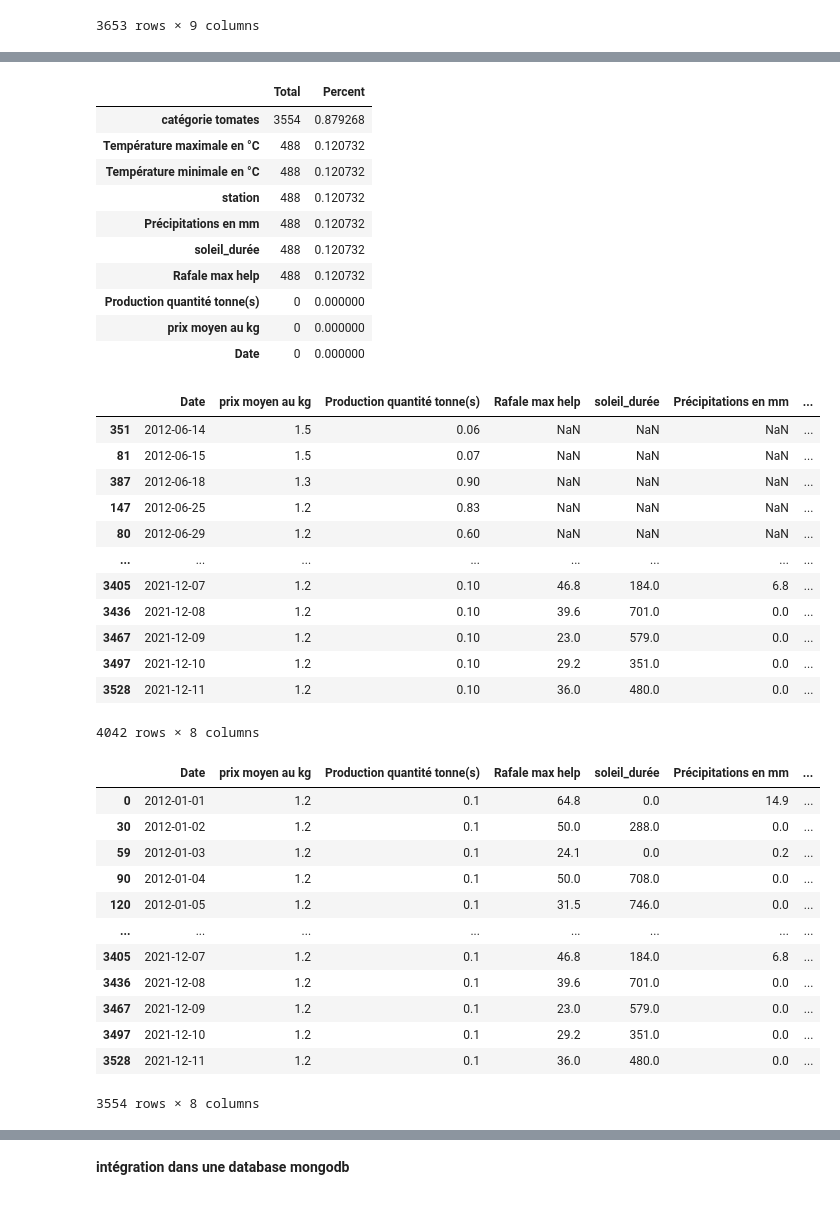
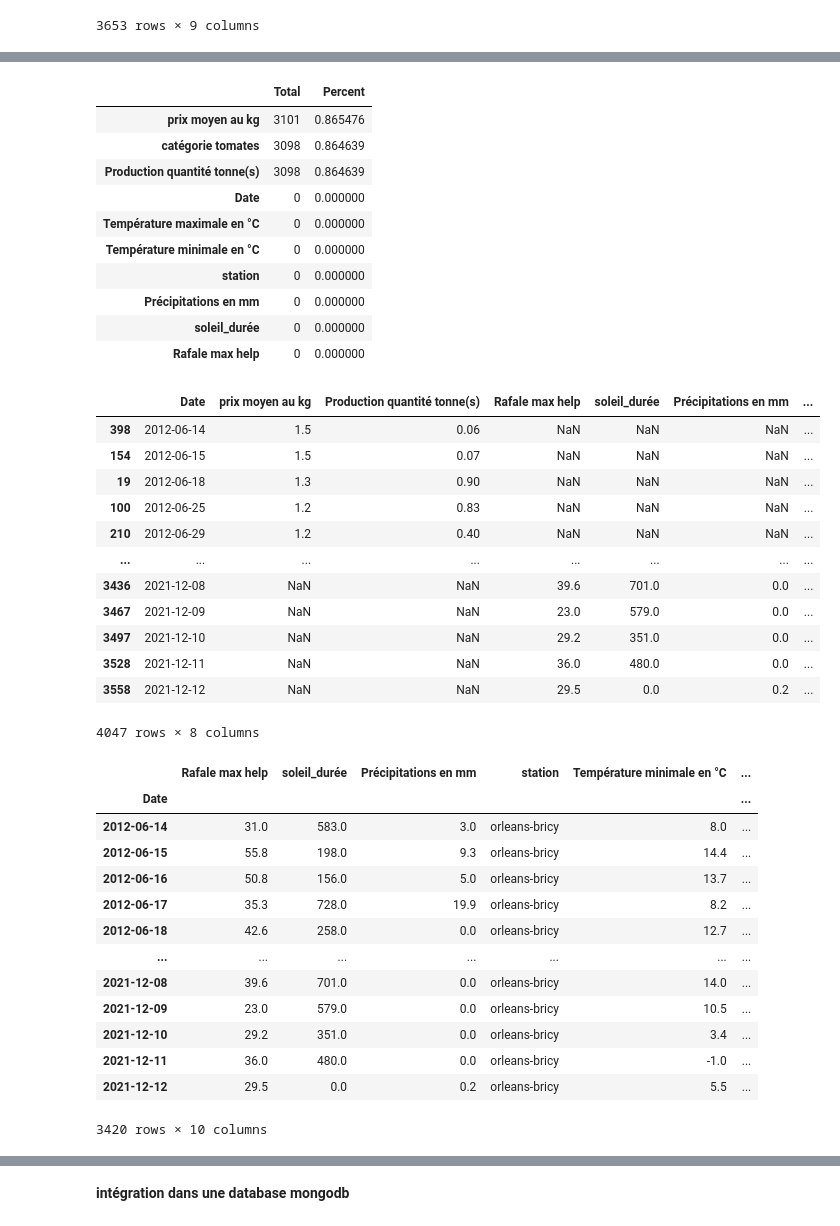
Before and after one commit to Lydu7979/Projet_Chef_d-oeuvre_Flask_bis, a Jupyter notebook: search/scrapping/Datascrap_and_input.ipynb, the cells around one changed output, grey strips where cells are left out. Saved outputs shown, nothing was run; the diff lists cells and outputs as text; code cells hidden in the pictures.

```diff
--- a/search/scrapping/Datascrap_and_input.ipynb
+++ b/search/scrapping/Datascrap_and_input.ipynb
@@ -455,0 +438,4 @@ P
+# %%
+P= Pop2.set_index('Date').join(Pop.set_index('Date'))
+P['Date'] = P.index
+P
@@ -480,48 +481,50 @@ missing_data = pd.concat([total, percent], axis=1, keys=['Total', 'Percent'])
 missing_data
 # %% [output]
 |  | Total | Percent |
-| catégorie tomates | 3554 | 0.879268 |
-| Température maximale en °C | 488 | 0.120732 |
-| Température minimale en °C | 488 | 0.120732 |
-| station | 488 | 0.120732 |
-| Précipitations en mm | 488 | 0.120732 |
-| soleil_durée | 488 | 0.120732 |
-| Rafale max help | 488 | 0.120732 |
-| Production quantité tonne(s) | 0 | 0.000000 |
-| prix moyen au kg | 0 | 0.000000 |
+| prix moyen au kg | 3101 | 0.865476 |
+| catégorie tomates | 3098 | 0.864639 |
+| Production quantité tonne(s) | 3098 | 0.864639 |
 | Date | 0 | 0.000000 |
+| Température maximale en °C | 0 | 0.000000 |
+| Température minimale en °C | 0 | 0.000000 |
+| station | 0 | 0.000000 |
+| Précipitations en mm | 0 | 0.000000 |
+| soleil_durée | 0 | 0.000000 |
+| Rafale max help | 0 | 0.000000 |
 # %%
 P = P.drop(["catégorie tomates","station"], axis=1 )
 P
 # %% [output]
 |  | Date | prix moyen au kg | Production quantité tonne(s) | Rafale max help | soleil_durée | Précipitations en mm | ... |
-| 351 | 2012-06-14 | 1.5 | 0.06 | NaN | NaN | NaN | ... |
-| 81 | 2012-06-15 | 1.5 | 0.07 | NaN | NaN | NaN | ... |
-| 387 | 2012-06-18 | 1.3 | 0.90 | NaN | NaN | NaN | ... |
-| 147 | 2012-06-25 | 1.2 | 0.83 | NaN | NaN | NaN | ... |
-| 80 | 2012-06-29 | 1.2 | 0.60 | NaN | NaN | NaN | ... |
+| 398 | 2012-06-14 | 1.5 | 0.06 | NaN | NaN | NaN | ... |
+| 154 | 2012-06-15 | 1.5 | 0.07 | NaN | NaN | NaN | ... |
+| 19 | 2012-06-18 | 1.3 | 0.90 | NaN | NaN | NaN | ... |
+| 100 | 2012-06-25 | 1.2 | 0.83 | NaN | NaN | NaN | ... |
+| 210 | 2012-06-29 | 1.2 | 0.40 | NaN | NaN | NaN | ... |
 | ... | ... | ... | ... | ... | ... | ... | ... |
-| 3405 | 2021-12-07 | 1.2 | 0.10 | 46.8 | 184.0 | 6.8 | ... |
-| 3436 | 2021-12-08 | 1.2 | 0.10 | 39.6 | 701.0 | 0.0 | ... |
-| 3467 | 2021-12-09 | 1.2 | 0.10 | 23.0 | 579.0 | 0.0 | ... |
-| 3497 | 2021-12-10 | 1.2 | 0.10 | 29.2 | 351.0 | 0.0 | ... |
-| 3528 | 2021-12-11 | 1.2 | 0.10 | 36.0 | 480.0 | 0.0 | ... |
+| 3436 | 2021-12-08 | NaN | NaN | 39.6 | 701.0 | 0.0 | ... |
+| 3467 | 2021-12-09 | NaN | NaN | 23.0 | 579.0 | 0.0 | ... |
+| 3497 | 2021-12-10 | NaN | NaN | 29.2 | 351.0 | 0.0 | ... |
+| 3528 | 2021-12-11 | NaN | NaN | 36.0 | 480.0 | 0.0 | ... |
+| 3558 | 2021-12-12 | NaN | NaN | 29.5 | 0.0 | 0.2 | ... |
-4042 rows × 8 columns
+4047 rows × 8 columns
 # %%
 import numpy as np
-datap= P.interpolate().dropna()
+datap= P.interpolate()
+datap = datap.loc['2012-06-14':]
 datap
 # %% [output]
-|  | Date | prix moyen au kg | Production quantité tonne(s) | Rafale max help | soleil_durée | Précipitations en mm | ... |
-| 0 | 2012-01-01 | 1.2 | 0.1 | 64.8 | 0.0 | 14.9 | ... |
-| 30 | 2012-01-02 | 1.2 | 0.1 | 50.0 | 288.0 | 0.0 | ... |
-| 59 | 2012-01-03 | 1.2 | 0.1 | 24.1 | 0.0 | 0.2 | ... |
-| 90 | 2012-01-04 | 1.2 | 0.1 | 50.0 | 708.0 | 0.0 | ... |
-| 120 | 2012-01-05 | 1.2 | 0.1 | 31.5 | 746.0 | 0.0 | ... |
-| ... | ... | ... | ... | ... | ... | ... | ... |
-| 3405 | 2021-12-07 | 1.2 | 0.1 | 46.8 | 184.0 | 6.8 | ... |
-| 3436 | 2021-12-08 | 1.2 | 0.1 | 39.6 | 701.0 | 0.0 | ... |
-| 3467 | 2021-12-09 | 1.2 | 0.1 | 23.0 | 579.0 | 0.0 | ... |
-| 3497 | 2021-12-10 | 1.2 | 0.1 | 29.2 | 351.0 | 0.0 | ... |
-| 3528 | 2021-12-11 | 1.2 | 0.1 | 36.0 | 480.0 | 0.0 | ... |
+|  | Rafale max help | soleil_durée | Précipitations en mm | station | Température minimale en °C | ... |
+| Date |  |  |  |  |  | ... |
+| 2012-06-14 | 31.0 | 583.0 | 3.0 | orleans-bricy | 8.0 | ... |
+| 2012-06-15 | 55.8 | 198.0 | 9.3 | orleans-bricy | 14.4 | ... |
+| 2012-06-16 | 50.8 | 156.0 | 5.0 | orleans-bricy | 13.7 | ... |
+| 2012-06-17 | 35.3 | 728.0 | 19.9 | orleans-bricy | 8.2 | ... |
+| 2012-06-18 | 42.6 | 258.0 | 0.0 | orleans-bricy | 12.7 | ... |
+| ... | ... | ... | ... | ... | ... | ... |
+| 2021-12-08 | 39.6 | 701.0 | 0.0 | orleans-bricy | 14.0 | ... |
+| 2021-12-09 | 23.0 | 579.0 | 0.0 | orleans-bricy | 10.5 | ... |
+| 2021-12-10 | 29.2 | 351.0 | 0.0 | orleans-bricy | 3.4 | ... |
+| 2021-12-11 | 36.0 | 480.0 | 0.0 | orleans-bricy | -1.0 | ... |
+| 2021-12-12 | 29.5 | 0.0 | 0.2 | orleans-bricy | 5.5 | ... |
-3554 rows × 8 columns
+3420 rows × 10 columns
```
Also changed, not shown: parts of 17 cells of this notebook, 9 other files.
